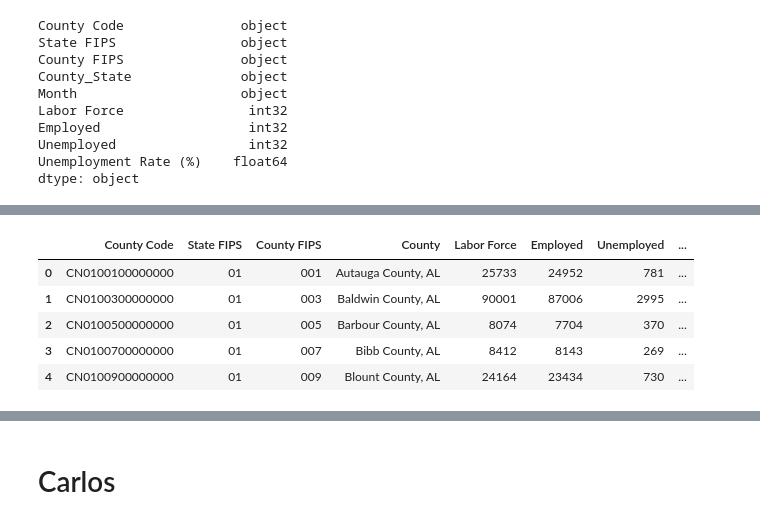
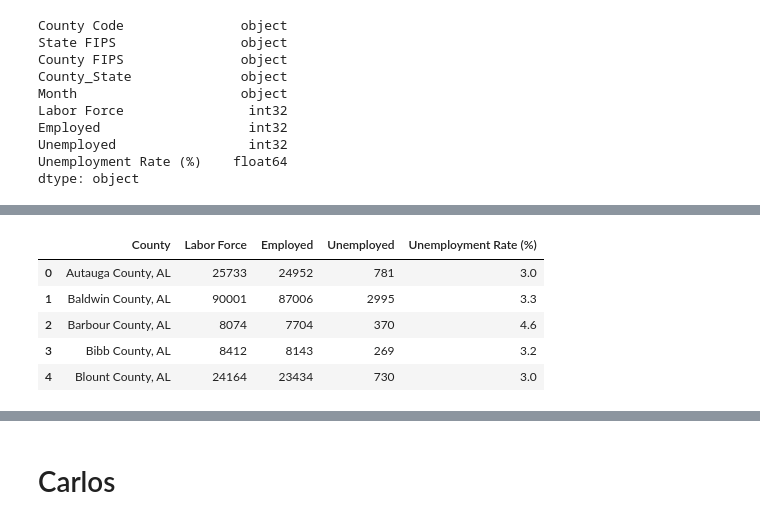
Before and after one commit to Gissel7181/Project-One, a Jupyter notebook: Master_File.ipynb, the cells around one changed output, grey strips where cells are left out. Cells and saved outputs as stored; diff of their text form; code cells hidden in the pictures.

```diff
--- a/Master_File.ipynb
+++ b/Master_File.ipynb
@@ -233,8 +220,11 @@ unemployment_df["County"] = unemployment_counties
 unemployment_df["State"] = unemployment_states
 
 # Rearrange columns and remove unnecessary columns
-unemployment_df = unemployment_df[["County Code", "State FIPS", "County FIPS", "County", "State", "Labor Force",
-                                   "Employed", "Unemployed", "Unemployment Rate (%)"]]
+unemployment_df = unemployment_df[["County", "State", "Labor Force", "Employed",
+                                   "Unemployed", "Unemployment Rate (%)"]]
 
-unemployment_df.head(10)
+# Drop Puerto Rico from dataframe
+unemployment_df = unemployment_df.loc[unemployment_df["State"] != " PR"]
+
+unemployment_df.head()
 # %% [output]
@@ -256,14 +241,14 @@ unemployment_df.head(10)
 nyc_df = unemployment_df.loc[unemployment_df["State"] == " NY"]
 
 # Rename each county to New York City
-nyc_df.loc[nyc_df["County"] == "New York County", "County"] = "New York City"
-nyc_df.loc[nyc_df["County"] == "Kings County", "County"] = "New York City"
-nyc_df.loc[nyc_df["County"] == "Bronx County", "County"] = "New York City"
-nyc_df.loc[nyc_df["County"] == "Richmond County", "County"] = "New York City"
-nyc_df.loc[nyc_df["County"] == "Queens County", "County"] = "New York City"
+nyc_df.loc[nyc_df["County"] == "New York County", "County"] = "New York city"
+nyc_df.loc[nyc_df["County"] == "Kings County", "County"] = "New York city"
+nyc_df.loc[nyc_df["County"] == "Bronx County", "County"] = "New York city"
+nyc_df.loc[nyc_df["County"] == "Richmond County", "County"] = "New York city"
+nyc_df.loc[nyc_df["County"] == "Queens County", "County"] = "New York city"
 
 # Combine all New York City data into one dataframe
-nyc_df = nyc_df.loc[nyc_df["County"] == "New York City"]
+nyc_df = nyc_df.loc[nyc_df["County"] == "New York city"]
 
 # Find totals of statistics and find unemployment rate for all 5 boroughs
 nyc_labor_force = nyc_df["Labor Force"].sum()
@@ -272,12 +257,12 @@ nyc_unemployed = nyc_df["Unemployed"].sum()
 nyc_unemployment_rate = round(nyc_unemployed / nyc_labor_force * 100, 1)
 
 # Make a dataframe using NYC totals
-nyc_totals = pd.DataFrame({"County Code": None, "State FIPS": None, "County FIPS": None, "County": "New York City",
-                           "State": "NY", "Labor Force": nyc_labor_force, "Employed": nyc_employed,
-                           "Unemployed": nyc_unemployed, "Unemployment Rate (%)": nyc_unemployment_rate}, index=[0])
+nyc_totals = pd.DataFrame({"County": "New York city", "State": "NY", "Labor Force": nyc_labor_force,
+                           "Employed": nyc_employed, "Unemployed": nyc_unemployed,
+                           "Unemployment Rate (%)": nyc_unemployment_rate}, index=[0])
 
 # Drop NYC rows from unemployment dataframe
-unemployment_df[unemployment_df.County != "New York City"]
+unemployment_df[unemployment_df.County != "New York city"]
 
 # Merge NYC totals into main dataframe to replace dropped rows
 unemployment_df = unemployment_df.merge(nyc_totals, how="outer")
@@ -302,19 +282,28 @@ unemployment_df.loc[unemployment_df["County"] == "New York City"]
 # %%
 county_state = []
 
 for row in range(0, len(unemployment_df)):
-    county_state.append(unemployment_df["County"][row] + ", " + unemployment_df["State"][row])
+    if unemployment_df["County"][row] == "New York city":
+        county_state.append(unemployment_df["County"][row] + ", " + unemployment_df["State"][row])
+    elif unemployment_df["County"][row] == "District of Columbia":
+        county_state.append("District of Columbia")
+    elif unemployment_df["County"][row] == "DuPage County":
+        county_state.append("Dupage County, IL")
+    elif unemployment_df["County"][row] == "St. Louis County" and unemployment_df["State"][row] == " MO":
+        county_state.append("St Louis County, MO")
+    else:
+        county_state.append(unemployment_df["County"][row] + "," + unemployment_df["State"][row])
 
 unemployment_df["County & State"] = county_state
-unemployment_df = unemployment_df[["County Code", "State FIPS", "County FIPS", "County & State", "Labor Force",
+unemployment_df = unemployment_df[["County & State", "Labor Force",
                                    "Employed", "Unemployed", "Unemployment Rate (%)"]]
 
 unemployment_df = unemployment_df.rename(columns={"County & State": "County"})
 unemployment_df.head()
 # %% [output]
-|  | County Code | State FIPS | County FIPS | County | Labor Force | Employed | Unemployed | ... |
-| 0 | CN0100100000000 | 01 | 001 | Autauga County, AL | 25733 | 24952 | 781 | ... |
-| 1 | CN0100300000000 | 01 | 003 | Baldwin County, AL | 90001 | 87006 | 2995 | ... |
-| 2 | CN0100500000000 | 01 | 005 | Barbour County, AL | 8074 | 7704 | 370 | ... |
-| 3 | CN0100700000000 | 01 | 007 | Bibb County, AL | 8412 | 8143 | 269 | ... |
-| 4 | CN0100900000000 | 01 | 009 | Blount County, AL | 24164 | 23434 | 730 | ... |
+|  | County | Labor Force | Employed | Unemployed | Unemployment Rate (%) |
+| 0 | Autauga County, AL | 25733 | 24952 | 781 | 3.0 |
+| 1 | Baldwin County, AL | 90001 | 87006 | 2995 | 3.3 |
+| 2 | Barbour County, AL | 8074 | 7704 | 370 | 4.6 |
+| 3 | Bibb County, AL | 8412 | 8143 | 269 | 3.2 |
+| 4 | Blount County, AL | 24164 | 23434 | 730 | 3.0 |
```
Also changed, not shown: parts of 15 cells of this notebook.
